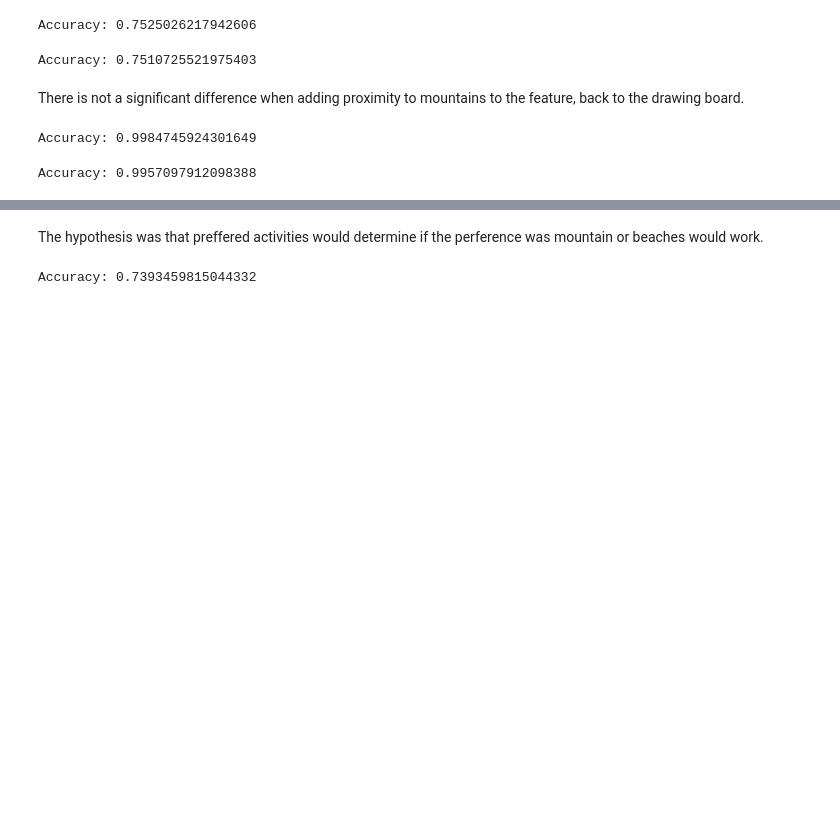
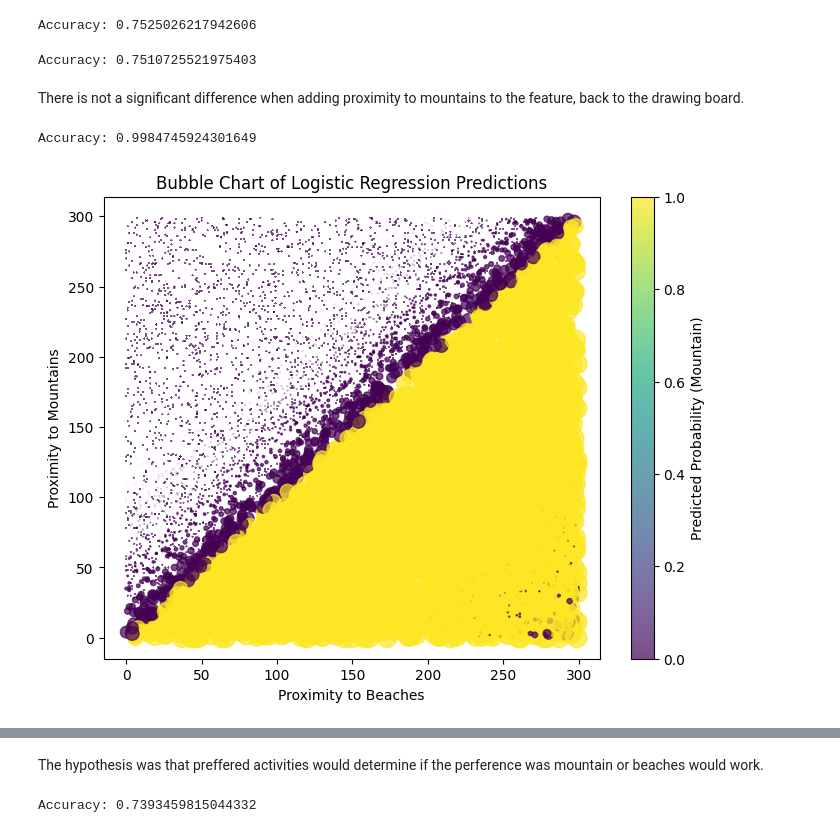
Before and after one commit to MarqueFerg/EDA-Mountains-or-Beach, a Jupyter notebook: EDA_notebook.ipynb, the cells around one changed output, grey strips where cells are left out. Saved outputs shown, nothing was run; the diff lists cells and outputs as text; code cells hidden in the pictures; blank space fills up the shorter version.

```diff
--- a/EDA_notebook.ipynb
+++ b/EDA_notebook.ipynb
@@ -499,72 +492,53 @@ There is not a significant difference when adding proximity to mountains to the
 # %%
 import pandas as pd
 from sklearn.model_selection import train_test_split
 from sklearn.linear_model import LogisticRegression
 from sklearn.metrics import accuracy_score
-from sklearn.preprocessing import OneHotEncoder  # For encoding 'preferred_activities'
+from sklearn.preprocessing import OneHotEncoder
+import matplotlib.pyplot as plt
+import numpy as np
 
-# Assuming your DataFrame is named 'df'
 
-# 1. Prepare the data:
 
-# Select features and target
+
+
+
 X = df[['Proximity_to_Beaches', 'Proximity_to_Mountains', 'Preferred_Activities']]
 y = df['Preference']
 
-# One-hot encode 'Preferred_Activities'
+
 encoder = OneHotEncoder(sparse_output=False, handle_unknown='ignore')  # sparse=False for array output
 encoded_activities = encoder.fit_transform(X[['Preferred_Activities']])
 encoded_df = pd.DataFrame(encoded_activities, columns=encoder.get_feature_names_out(['Preferred_Activities']))
 
-# Concatenate encoded features with numerical features
+
 X = pd.concat([X[['Proximity_to_Beaches', 'Proximity_to_Mountains']], encoded_df], axis=1)
 
-# 2. Split data:
+
 X_train, X_test, y_train, y_test = train_test_split(X, y, test_size=0.2, random_state=42)
 
-# 3. Create and train the model:
 model = LogisticRegression(max_iter=1000)  # Increase max_iter if needed
 model.fit(X_train, y_train)
 
-# 4. Make predictions and evaluate:
+
 y_pred = model.predict(X_test)
 accuracy = accuracy_score(y_test, y_pred)
 print(f"Accuracy: {accuracy}")
+
+
+# Get predicted probabilities for the positive class (Mountain)
+y_prob = model.predict_proba(X_test)[:, 1]
+
+# Create bubble chart
+plt.figure(figsize=(8, 6))
+plt.scatter(X_test['Proximity_to_Beaches'], X_test['Proximity_to_Mountains'],
+            s=y_prob * 200,  # Scale bubble size by predicted probability
+            c=y_pred, cmap='viridis', alpha=0.7)  # Color by predicted class
+plt.colorbar(label='Predicted Probability (Mountain)')
+plt.xlabel('Proximity to Beaches')
+plt.ylabel('Proximity to Mountains')
+plt.title('Bubble Chart of Logistic Regression Predictions')
+plt.show()
 # %% [output]
 Accuracy: 0.9984745924301649
+[figure, added]
-# %%
-import pandas as pd
-from sklearn.model_selection import train_test_split
-from sklearn.tree import DecisionTreeClassifier
-from sklearn.metrics import accuracy_score
-from sklearn.preprocessing import OneHotEncoder
-
-# Assuming your DataFrame is named 'df'
-
-# 1. Prepare the data:
-
-# Select features and target
-X = df[['Proximity_to_Beaches', 'Proximity_to_Mountains', 'Preferred_Activities']]
-y = df['Preference']
-
-# One-hot encode 'Preferred_Activities'
-encoder = OneHotEncoder(sparse_output=False, handle_unknown='ignore')
-encoded_activities = encoder.fit_transform(X[['Preferred_Activities']])
-encoded_df = pd.DataFrame(encoded_activities, columns=encoder.get_feature_names_out(['Preferred_Activities']))
-
-# Concatenate encoded features with numerical features
-X = pd.concat([X[['Proximity_to_Beaches', 'Proximity_to_Mountains']], encoded_df], axis=1)
-
-# 2. Split data:
-X_train, X_test, y_train, y_test = train_test_split(X, y, test_size=0.2, random_state=42)
-
-# 3. Create and train the model:
-model = DecisionTreeClassifier(random_state=42)  # You can adjust hyperparameters here
-model.fit(X_train, y_train)
-
-# 4. Make predictions and evaluate:
-y_pred = model.predict(X_test)
-accuracy = accuracy_score(y_test, y_pred)
-print(f"Accuracy: {accuracy}")
-# %% [output]
-Accuracy: 0.9957097912098388
```
Also changed, not shown: parts of 6 cells of this notebook.
